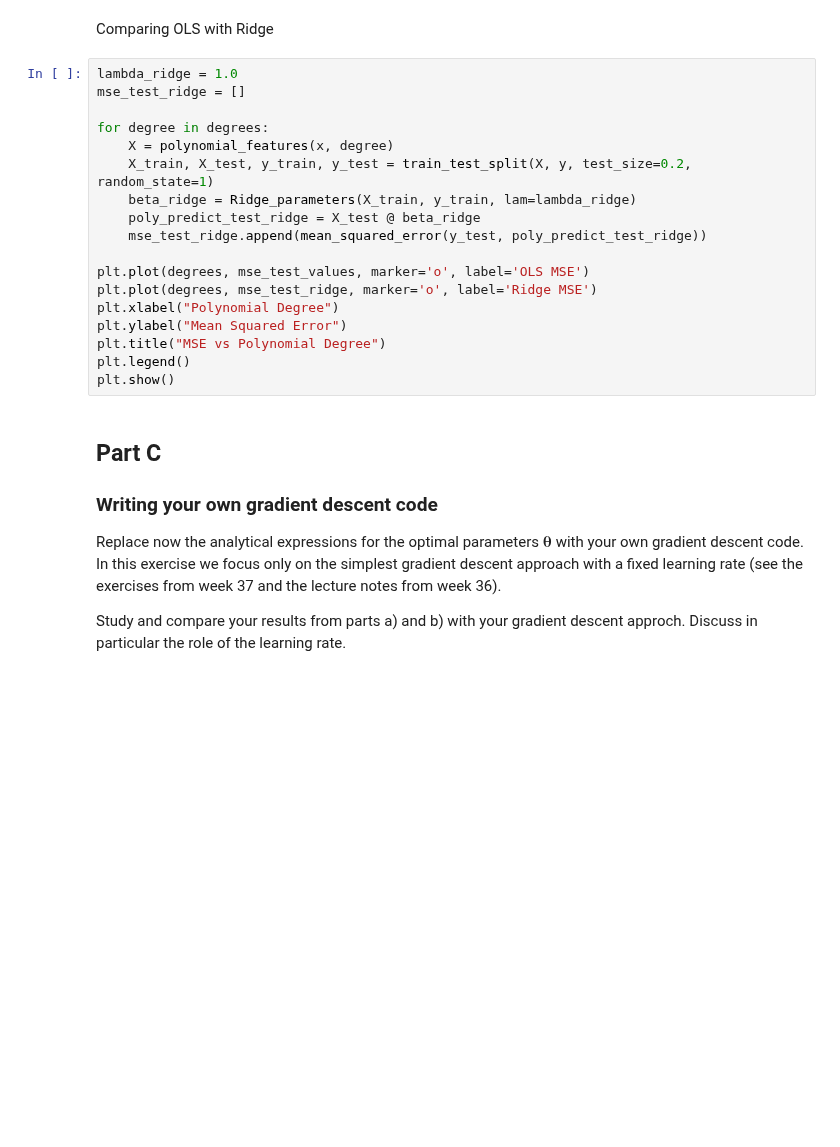
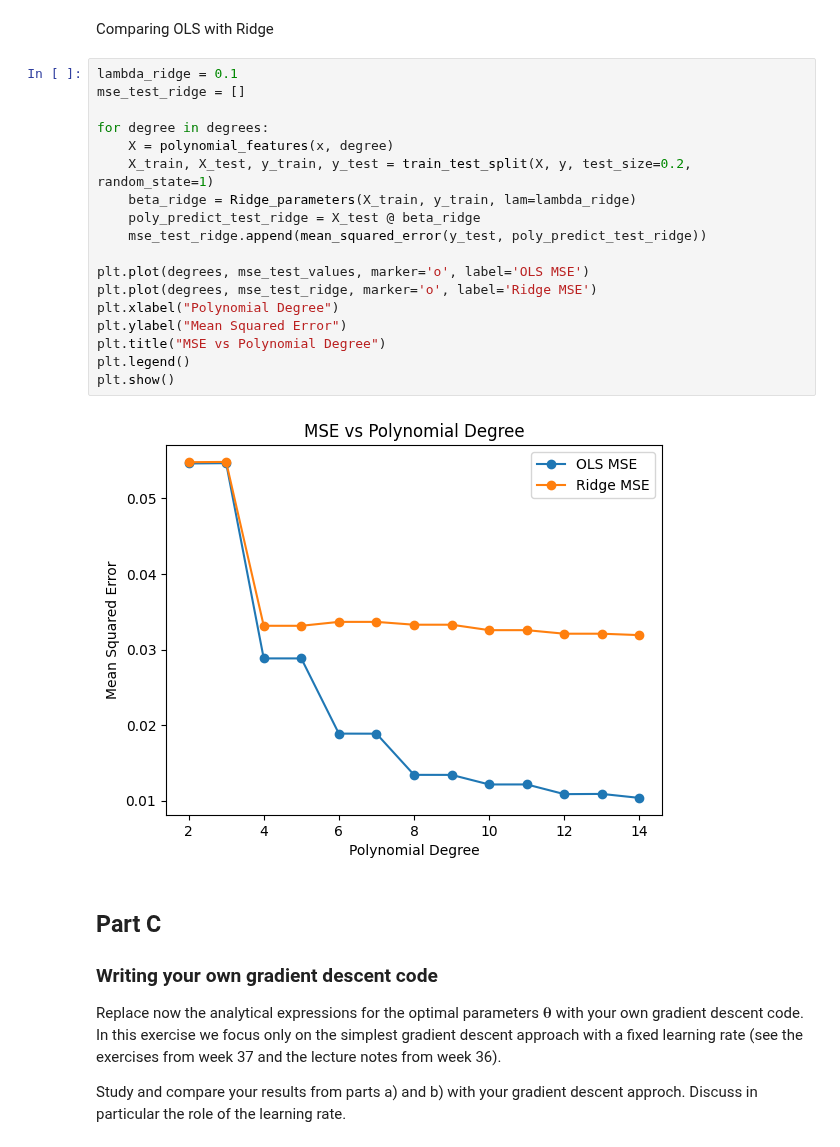
Before and after one commit to Twaal/applied-data-analysis-and-ml, a Jupyter notebook: Project1/code/project1.ipynb, the cells around one changed output. Cells and saved outputs as stored; diff of their text form; blank space fills up the shorter version.

```diff
--- a/Project1/code/project1.ipynb
+++ b/Project1/code/project1.ipynb
@@ -239,23 +249,25 @@ plt.show()
 # %% [markdown]
 Comparing OLS with Ridge
 # %%
-lambda_ridge = 1.0
+lambda_ridge = 0.1
 mse_test_ridge = []
 
 for degree in degrees:
     X = polynomial_features(x, degree)
     X_train, X_test, y_train, y_test = train_test_split(X, y, test_size=0.2, random_state=1)
     beta_ridge = Ridge_parameters(X_train, y_train, lam=lambda_ridge)
     poly_predict_test_ridge = X_test @ beta_ridge
     mse_test_ridge.append(mean_squared_error(y_test, poly_predict_test_ridge))
 
 plt.plot(degrees, mse_test_values, marker='o', label='OLS MSE')
 plt.plot(degrees, mse_test_ridge, marker='o', label='Ridge MSE')
 plt.xlabel("Polynomial Degree")
 plt.ylabel("Mean Squared Error")
 plt.title("MSE vs Polynomial Degree")
 plt.legend()
 plt.show()
+# %% [output]
+[figure, added]
 # %% [markdown]
 ## Part C
 ### Writing your own gradient descent code
```
Also changed, not shown: parts of 7 cells of this notebook.
